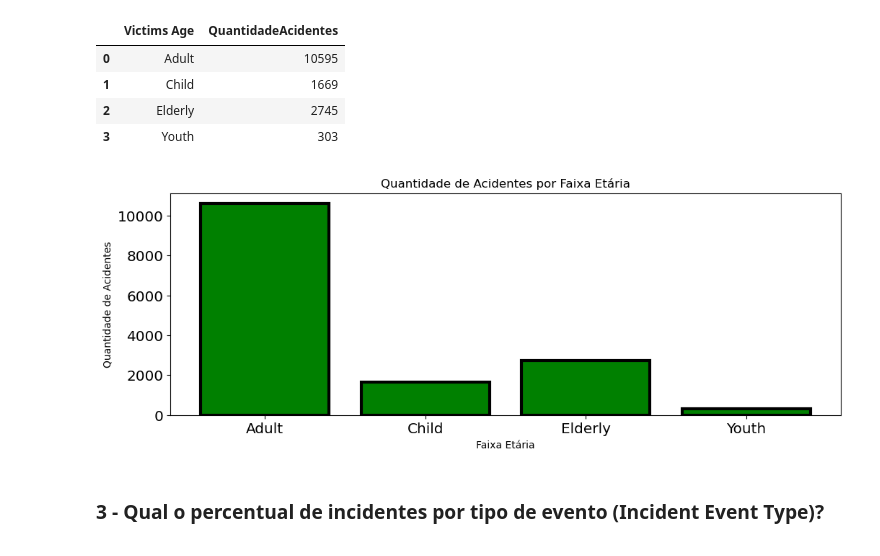
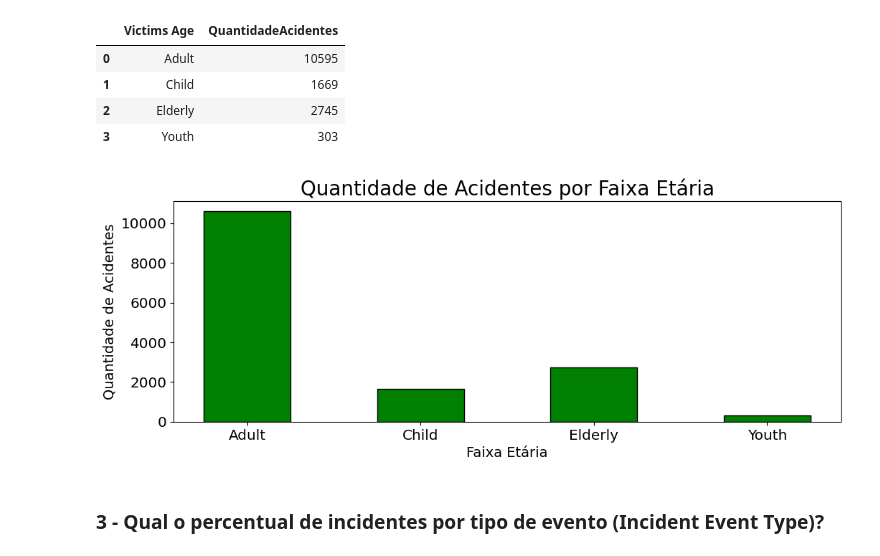
Before and after one commit to CoelhoPedro/Analise-de-Risco-no-Transporte-Publico, a Jupyter notebook: AnaliseRisco.ipynb, the cells around one changed output. Cells and saved outputs as stored; diff of their text form; code cells hidden in the pictures.

```diff
--- a/AnaliseRisco.ipynb
+++ b/AnaliseRisco.ipynb
@@ -240,13 +244,13 @@ df2
 | 2 | Elderly | 2745 |
 | 3 | Youth | 303 |
 # %%
-plt.bar(df2['Victims Age'], df2['QuantidadeAcidentes'], color = 'green', edgecolor = 'black', linewidth = 3)
-plt.title('Quantidade de Acidentes por Faixa Etária')
-plt.xlabel('Faixa Etária')
-plt.ylabel('Quantidade de Acidentes')
+plt.bar(df2['Victims Age'], df2['QuantidadeAcidentes'], color = 'green', edgecolor = 'black', width = 0.5)
+plt.title('Quantidade de Acidentes por Faixa Etária', fontsize = 20)
+plt.xlabel('Faixa Etária', fontsize = 14)
+plt.ylabel('Quantidade de Acidentes', fontsize = 14)
 plt.show()
 # %% [output]
-[figure, old version]
+[figure, new version]
 # %% [markdown]
 ### 3 - Qual o percentual de incidentes por tipo de evento (Incident Event Type)?
 # %%
```
Also changed, not shown: parts of 19 cells of this notebook, 1 other file.
